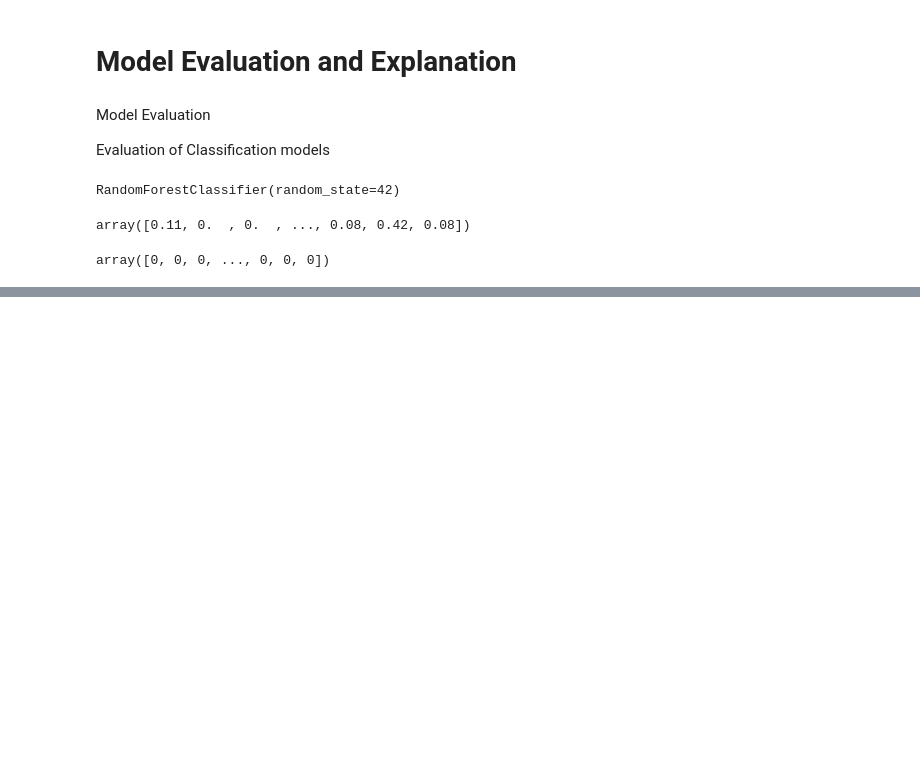
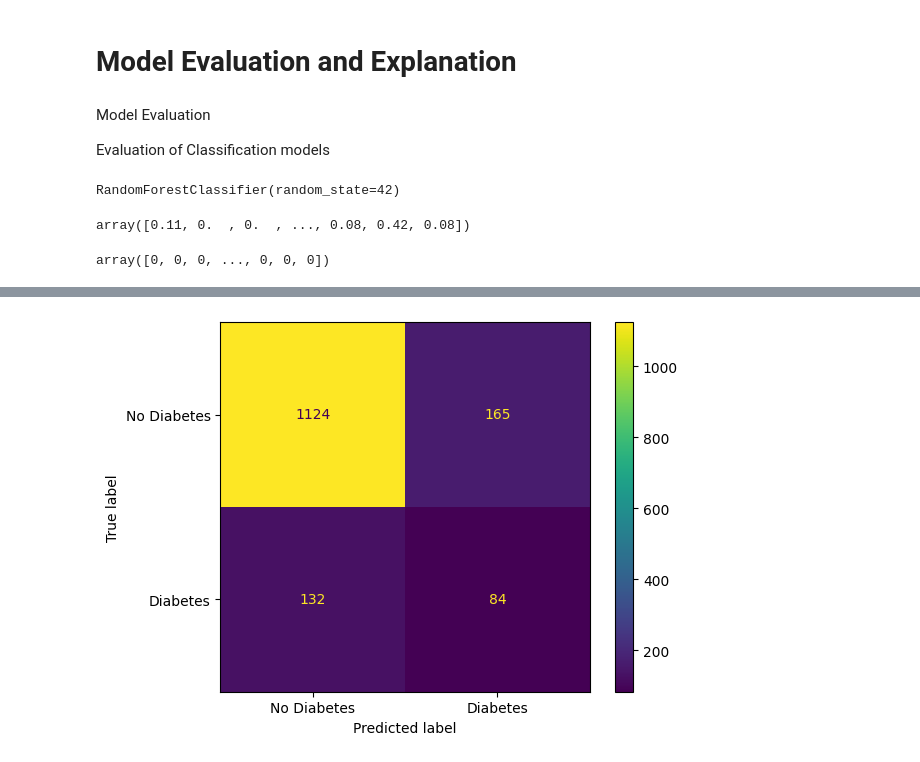
Before and after one commit to osoliman/DSC110, a Jupyter notebook: Prediction/DSC110_Prediction_Model_Evaluation_Explanation.ipynb, the cells around one changed output, grey strips where cells are left out. Drawn from its saved outputs; the diff is of its cells as text; code cells hidden in the pictures; blank space fills up the shorter version.

```diff
--- a/Prediction/DSC110_Prediction_Model_Evaluation_Explanation.ipynb
+++ b/Prediction/DSC110_Prediction_Model_Evaluation_Explanation.ipynb
@@ -61,3 +53,8 @@ weighted avg       0.78      0.84      0.80      1505
 # %%
 # Changing threshold to 0.3: classify as positive if prob >= 0.3
 y_pred_03 = (y_prob >= 0.3).astype(int)
+# %%
+ConfusionMatrixDisplay.from_predictions(y_test, y_pred_03, display_labels=['No Diabetes', 'Diabetes'])
+plt.show()
+# %% [output]
+[figure, added]
```
Also changed, not shown: parts of 13 cells of this notebook.
